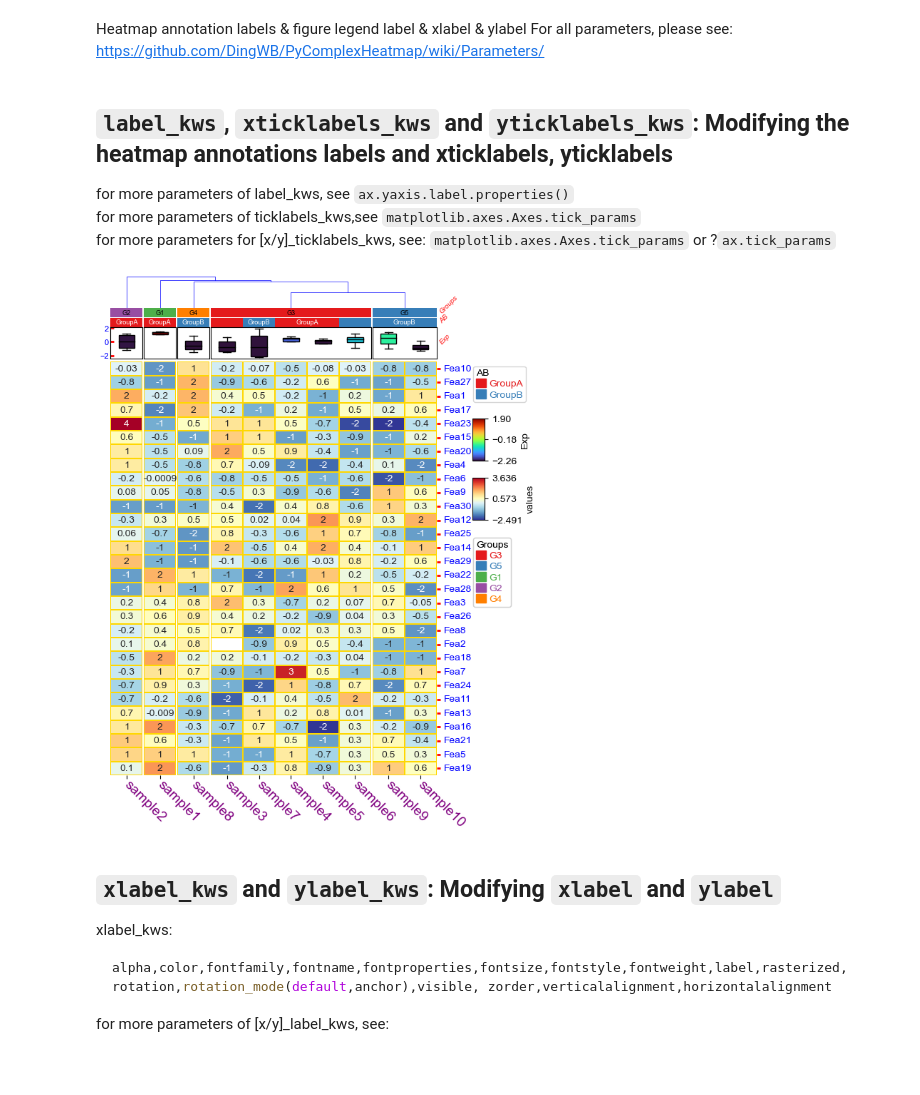
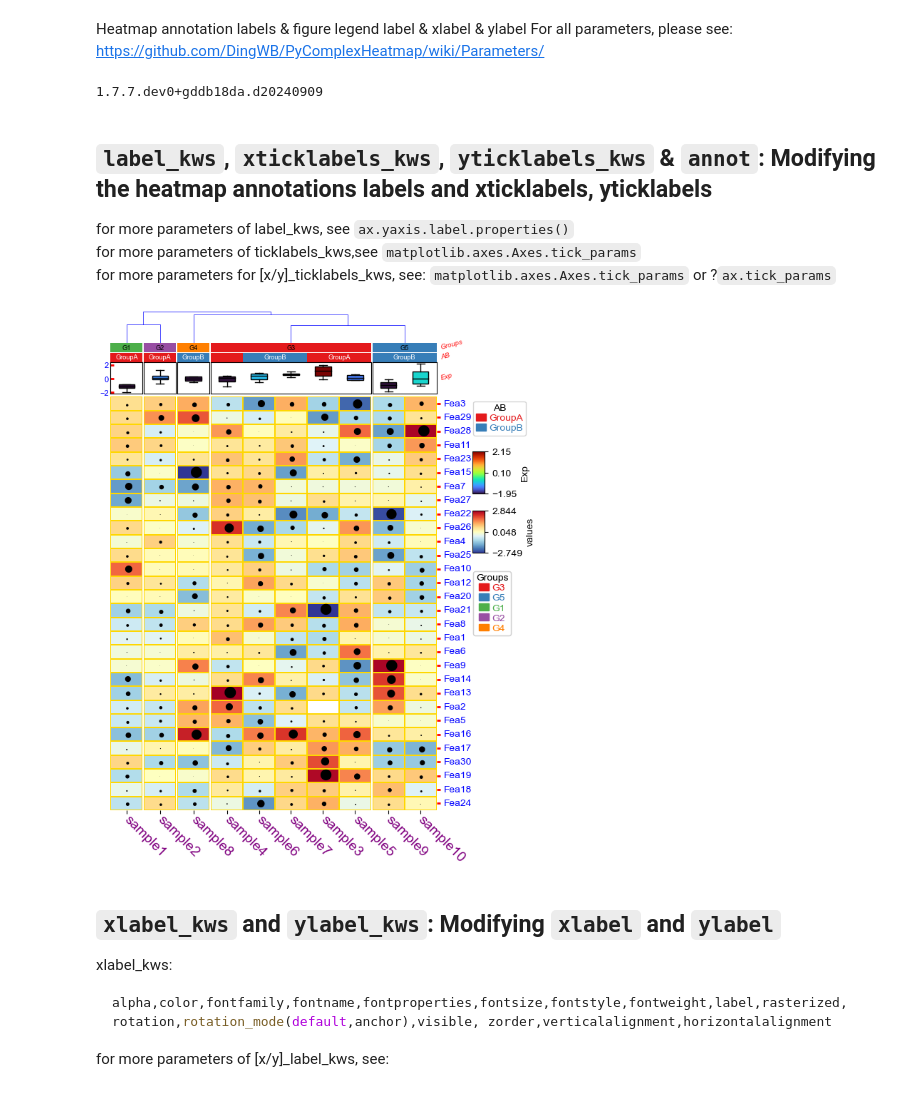
Before and after one commit to DingWB/PyComplexHeatmap, a Jupyter notebook: notebooks/kwargs.ipynb, the cells around one changed output. Cells and saved outputs as stored; diff of their text form; code cells hidden in the pictures.

Commit message:
update example

```diff
--- a/notebooks/kwargs.ipynb
+++ b/notebooks/kwargs.ipynb
@@ -9,11 +9,13 @@ import pickle
 import numpy as np
 plt.rcParams['figure.dpi'] = 100
 plt.rcParams['savefig.dpi']=300
-# sys.path.append(os.path.expanduser("~/Projects/Github/PyComplexHeatmap"))
+sys.path.append(os.path.expanduser("~/Projects/Github/PyComplexHeatmap"))
 import PyComplexHeatmap
-# print(PyComplexHeatmap.__version__)
+print(PyComplexHeatmap.__version__)
 from PyComplexHeatmap import *
 use_pch_style()
+# %% [output]
+1.7.7.dev0+gddb18da.d20240909
 # %%
 #set font to Arial using the following code
 plt.rcParams['font.family']='sans serif'
@@ -38,43 +40,59 @@ df_heatmap.index = ["Fea" + str(i) for i in range(1, df_heatmap.shape[0] + 1)]
 df_heatmap.iloc[1, 2] = np.nan
 df['Groups']=['G1']+['G2']+['G3']*5+['G4']+['G5']*2
 # %% [markdown]
-## `label_kws`, `xticklabels_kws` and `yticklabels_kws`: Modifying the heatmap annotations labels and xticklabels, yticklabels
+## `label_kws`, `xticklabels_kws`, `yticklabels_kws` & `annot`: Modifying the heatmap annotations labels and xticklabels, yticklabels
 for more parameters of label_kws, see `ax.yaxis.label.properties()` <br>
 for more parameters of ticklabels_kws,see `matplotlib.axes.Axes.tick_params` <br>
 for more parameters for [x/y]_ticklabels_kws, see: `matplotlib.axes.Axes.tick_params` or ?`ax.tick_params`
 # %%
 # `label_kws` in `HeatmapAnnotation` control the heatmap annotaiton labels
 col_ha = HeatmapAnnotation(
                 Groups=anno_simple(df.Groups,add_text=True,text_kws={'color':'black'}),
                 AB=anno_simple(df.AB,add_text=True),axis=1,
                 Exp=anno_boxplot(df_box, cmap='turbo'),
                 verbose=0,label_side='right',
 
-                label_kws=dict(visible=True,color='red',rotation=45,fontsize=7,fontstyle='italic',
+                label_kws=dict(visible=True,color='red',rotation=15,fontsize=7,fontstyle='italic',
                               alpha=0.9,verticalalignment='center',horizontalalignment='left'),
                 #for more parameters of label_kws, see ax.yaxis.label.properties()
 
                 ticklabels_kws=dict(which='major',color='red',labelcolor='blue',left=True,direction='in',
                                    width=2,pad=2,labelsize=8)
                 #for more parameters of ticklabels_kws,see matplotlib.axes.Axes.tick_params,
 )
 
 # `xticklabels_kws` and `yticklabels_kws` control the ticklabels for the heatmap.
 plt.figure(figsize=(6, 8))
 cm = ClusterMapPlotter(data=df_heatmap, top_annotation=col_ha,
                        col_split=df.Groups, col_split_order="cluster_between_groups",
                        col_split_gap=0.5,col_cluster=True,
                        row_cluster=True,col_dendrogram=True,
                        label='values',show_rownames=True,show_colnames=True,
                        tree_kws={'colors':'blue'},verbose=0,legend_gap=7,
-                       annot=True,fmt='.1g',linewidths=0.05,linecolor='gold',cmap='RdYlBu_r',
+                       # annot=df_heatmap.applymap(lambda x:"$\\oplus$" if x >=1.5 else '$\\times$' if x <= -1.5 else '$\\bullet$'),
+                       annot=df_heatmap.applymap(lambda x:str(round(x,2))),
+                       fmt='',annot_kws=dict(fontsize=15,color='black'),
+                       linewidths=0.05,linecolor='gold',cmap='RdYlBu_r',
                        xticklabels_kws=dict(labelrotation=-45,labelcolor='purple',labelsize=14,bottom=True),
                        yticklabels_kws=dict(labelcolor='blue',labelsize=10,right=True,color='red',width=2),
                        #more parameters for [x/y]_ticklabels_kws, see: matplotlib.axes.Axes.tick_params or ?ax.tick_params
                       )
+for ax in cm.heatmap_axes.flatten():
+    for artist in ax.get_children():
+        if isinstance(artist, plt.Text):
+            # Example: change all text fontsize
+            # print(artist.get_text())
+            try:
+                s=abs(float(artist.get_text())) * 14
+            except:
+                continue
+            artist.set_text('$\\bullet$')
+            artist.set_verticalalignment('center')
+            artist.set_horizontalalignment('center')
+            artist.set_fontsize(s)
 plt.show()
 # %% [output]
-[figure, old version]
+[figure, new version]
 # %% [markdown]
 ## `xlabel_kws` and `ylabel_kws`: Modifying `xlabel` and `ylabel`
 xlabel_kws: <br>
```
Also changed, not shown: 1 other file.
